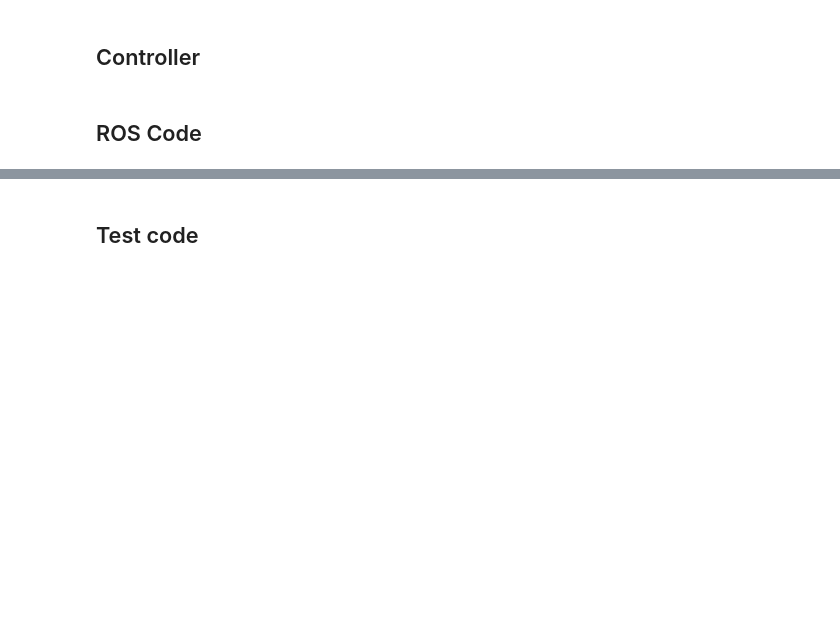
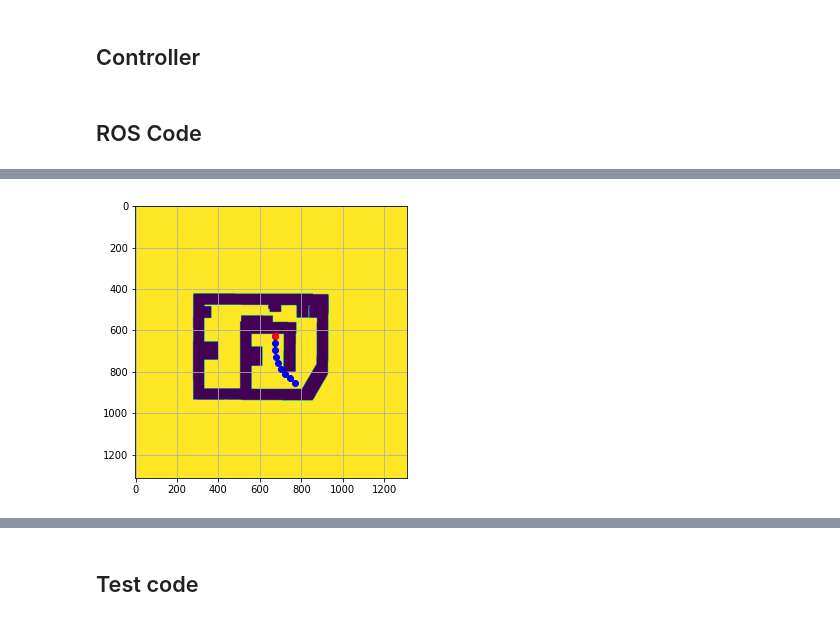
Before and after one commit to scifiswapnil/decentralized-payload-transport, a Jupyter notebook: src/jackal_workspace/scripts/LocalPlanner.ipynb, the cells around one changed output, grey strips where cells are left out. Cells and saved outputs as stored; diff of their text form; code cells hidden in the pictures; blank space fills up the shorter version.

Commit message:
update : local planner

```diff
--- a/src/jackal_workspace/scripts/LocalPlanner.ipynb
+++ b/src/jackal_workspace/scripts/LocalPlanner.ipynb
@@ -53,6 +53,14 @@ def grid2meters(pose_grid):
     a.append(float(x))
     a.append(float(y))
     return a
+# %%
+def get_position_in_grid(odom):
+    tfbuffer = tf2_ros.Buffer()
+    listener = tf2_ros.TransformListener(tfbuffer)
+    t_a_b = tfbuffer.lookup_transform('map', odom.header.frame_id, rospy.Time(0), rospy.Duration(10.0))
+    odom.pose = tf2_geometry_msgs.do_transform_pose(odom.pose, t_a_b)
+    resp_odom = meters2grid((odom.pose.pose.position.x, odom.pose.pose.position.y))
+    return resp_odom
 # %% [markdown]
 ## Controller
 # %%
@@ -65,6 +73,9 @@ class local_region:
         self.attractive = None
         self.repulsive = None
         self.data = mapdata[origin_y-width:origin_y+width,origin_x-width:origin_x+width]
+
+    def local_coordinate_convert(self,data):
+        return (data - (self.get_origin() - np.array([200,200])))
 
     def set_map_data(self,data):
         self.data = data
@@ -116,7 +127,7 @@ class local_region:
         [gy, gx] = np.gradient(self.force);
         gx = -gx
         q_stack = x_m[::skip, ::skip], y_m[::skip, ::skip], gx[::skip, ::skip], gy[::skip, ::skip]
-        plt.figure(figsize=(7,7))
+        plt.figure(figsize=(5,5))
         plt.imshow(self.data)
         plt.quiver(x_m[::skip, ::skip], y_m[::skip, ::skip], gx[::skip, ::skip], gy[::skip, ::skip])
         return plt
@@ -207,0 +221,13 @@ path_pub = rospy.Publisher('/jackal0/cmd_vel', Twist, queue_size=10)
+# %%
+co = get_position_in_grid(current_odom).astype(np.uint16)
+a = local_region(co[0],co[1])
+# globalpath = np.flip(globalpath,1)
+# %%
+plt.figure(figsize=(5,5))
+plt.imshow(mapdata)
+plt.grid(True)
+plt.plot(globalpath[0],globalpath[1],"bo--")
+plt.plot(a.get_origin()[0],a.get_origin()[1],"ro")
+plt.show()
+# %% [output]
+[figure, added]
```
Also changed, not shown: parts of 3 cells of this notebook, 1 other file.
